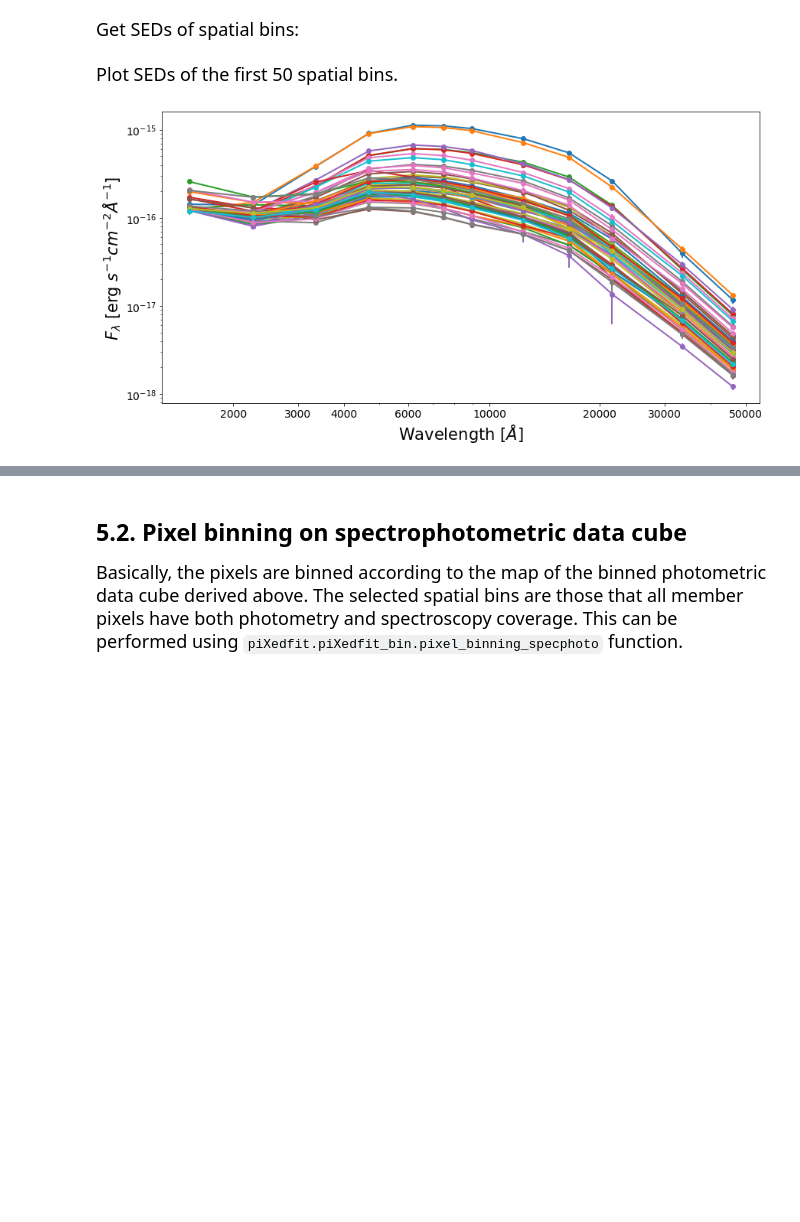
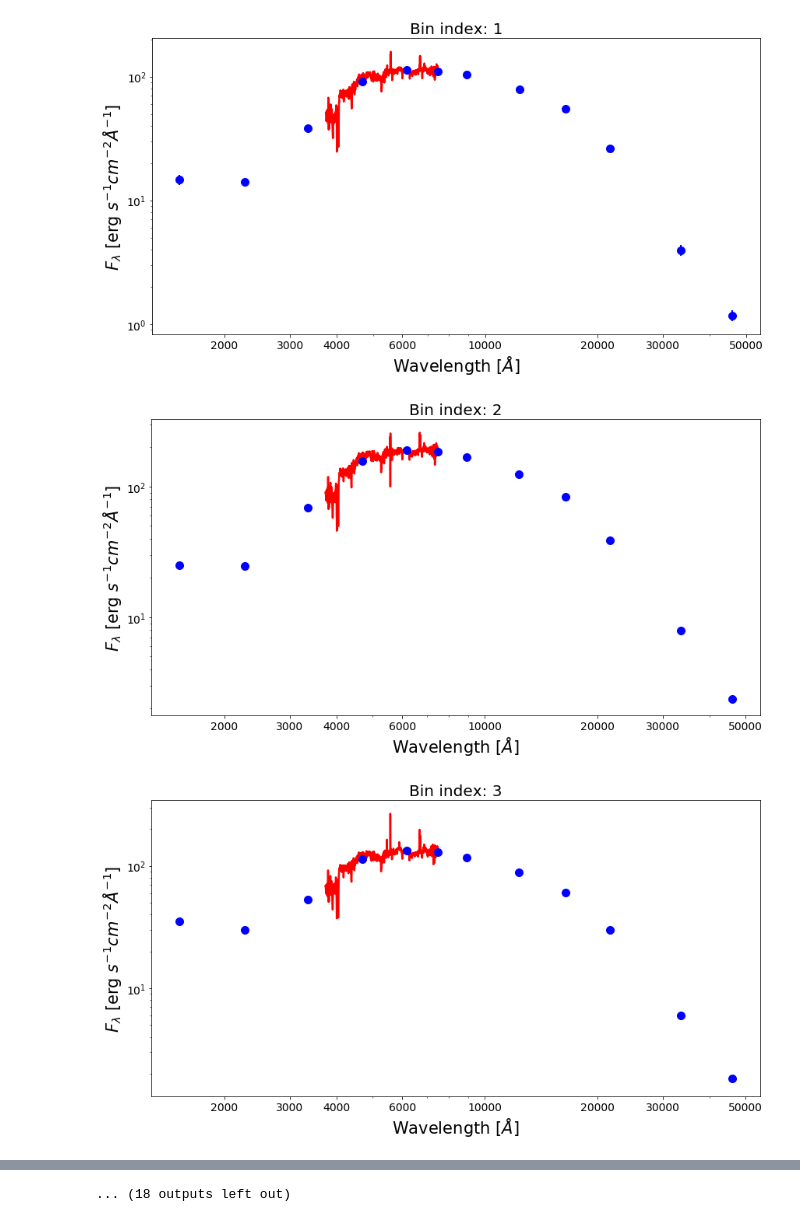
Before and after one commit to aabdurrouf/piXedfit, a Jupyter notebook: examples/FUVtoNIR_CALIFA/Step5_pixel_binning.ipynb, the cells around one changed output, grey strips where cells are left out. Cells and saved outputs as stored; diff of their text form; code cells hidden in the pictures; blank space fills up the shorter version.

```diff
--- a/examples/FUVtoNIR_CALIFA/Step5_pixel_binning.ipynb
+++ b/examples/FUVtoNIR_CALIFA/Step5_pixel_binning.ipynb
@@ -106,20 +158,0 @@ for bb in range(0,nbands):
-# %% [markdown]
-<font size="4"> Get SEDs of spatial bins:
-# %%
-nbins = int(header['nbins'])
-
-# transpose (band,y,x) => (y,x,band):
-bin_flux_trans = np.transpose(bin_flux, axes=(1, 2, 0))
-bin_fluxerr_trans = np.transpose(bin_fluxerr, axes=(1, 2, 0))
-
-# get SEDs of individual spatial bins:
-bin_SED_flux = np.zeros((nbins,nbands))
-bin_SED_flux_err = np.zeros((nbins,nbands))
-for ii in range(0,nbins):
-    bin_idx = ii + 1                 # index of the spatial bin
-    # get pixels that belong to this bin
-    rows, cols = np.where(bin_map==bin_idx)
-
-    # get the SED by copying from one of the pixel
-    bin_SED_flux[ii] = bin_flux_trans[rows[0]][cols[0]]
-    bin_SED_flux_err[ii] = bin_fluxerr_trans[rows[0]][cols[0]]
@@ -130,24 +159,29 @@ photo_wave = cwave_filters(filters)
-# %% [markdown]
-<font size="4"> Plot SEDs of the first 50 spatial bins. </font>
 # %%
 from matplotlib.ticker import ScalarFormatter
 
-fig1 = plt.figure(figsize=(14,7))
-f1 = plt.subplot()
-f1.set_yscale('log')
-f1.set_xscale('log')
-plt.setp(f1.get_yticklabels(), fontsize=14)
-plt.setp(f1.get_xticklabels(), fontsize=14)
-plt.xlabel(r'Wavelength $[\AA]$', fontsize=21)
-plt.ylabel(r'$F_{\lambda}$ [erg $s^{-1}cm^{-2}\AA^{-1}$]', fontsize=21)
+for ii in range(0,30):
+    fig1 = plt.figure(figsize=(14,7))
+    f1 = plt.subplot()
+    plt.title("Bin index: %d" % (ii+1), fontsize=20)
+    f1.set_yscale('log')
+    f1.set_xscale('log')
+    plt.setp(f1.get_yticklabels(), fontsize=14)
+    plt.setp(f1.get_xticklabels(), fontsize=14)
+    plt.xlabel(r'Wavelength $[\AA]$', fontsize=21)
+    plt.ylabel(r'$F_{\lambda}$ [erg $s^{-1}cm^{-2}\AA^{-1}$]', fontsize=21)
+    xticks = [2000,3000,4000,6000,10000,20000,30000,50000]
+    plt.xticks(xticks)
+    #plt.xlim(3000,10000)
+    #plt.ylim(6.5e-19,2e-16)
+    for axis in [f1.xaxis]:
+        axis.set_major_formatter(ScalarFormatter())
 
-xticks = [2000,3000,4000,6000,10000,20000,30000,50000]
-plt.xticks(xticks)
-for axis in [f1.xaxis]:
-    axis.set_major_formatter(ScalarFormatter())
+    if np.sum(bin_spec_flux[ii])>0:
+        plt.plot(spec_wave[20:nwaves-20], bin_spec_flux[ii][20:nwaves-20], lw=2.5, color='red')
 
-for ii in range(0,50):
-    plt.errorbar(photo_wave, bin_SED_flux[ii],
-                 yerr=bin_SED_flux_err[ii], fmt='-o', lw=2)
+    plt.errorbar(photo_wave, bin_photo_flux[ii], yerr=bin_photo_flux_err[ii], markersize=10,
+                            color='blue', fmt='o', lw=2)
 # %% [output]
-[figure, old version]
+[figure, new version]
+[figure, added]
+[figure, added]
@@ -154,3 +197 @@ for ii in range(0,50):
+... (18 outputs left out)
-# %% [markdown]
-## 5.2. Pixel binning on spectrophotometric data cube
-<font size="4"> Basically, the pixels are binned according to the map of the binned photometric data cube derived above. The selected spatial bins are those that all member pixels have both photometry and spectroscopy coverage. This can be performed using `piXedfit.piXedfit_bin.pixel_binning_specphoto` function.
```
Also changed, not shown: parts of 30 cells of this notebook, 19 other files.
